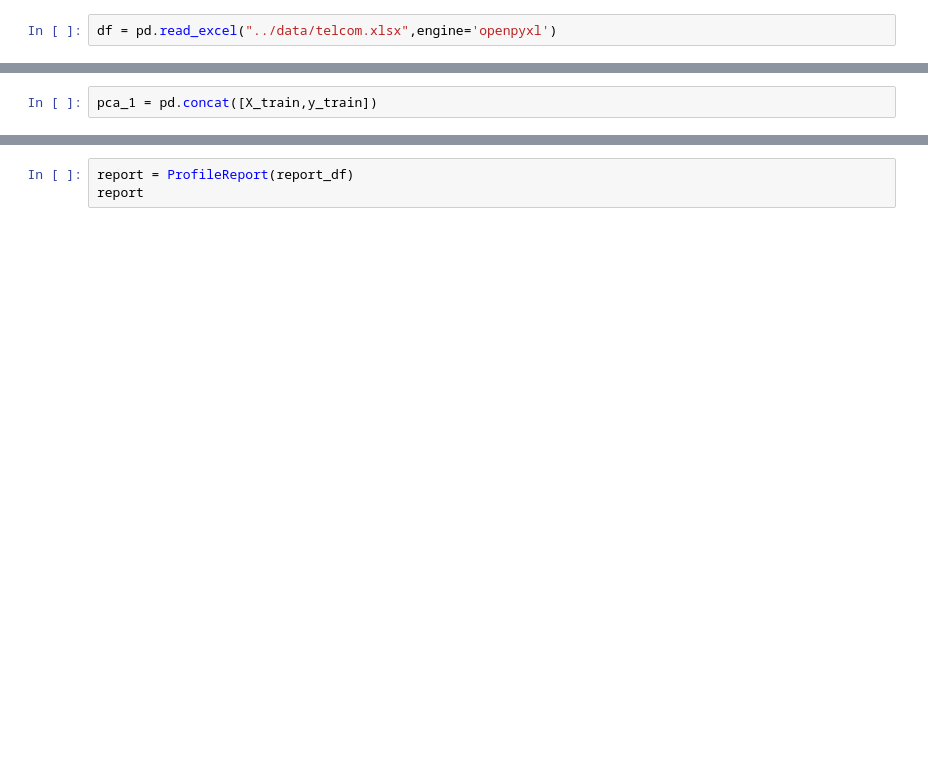
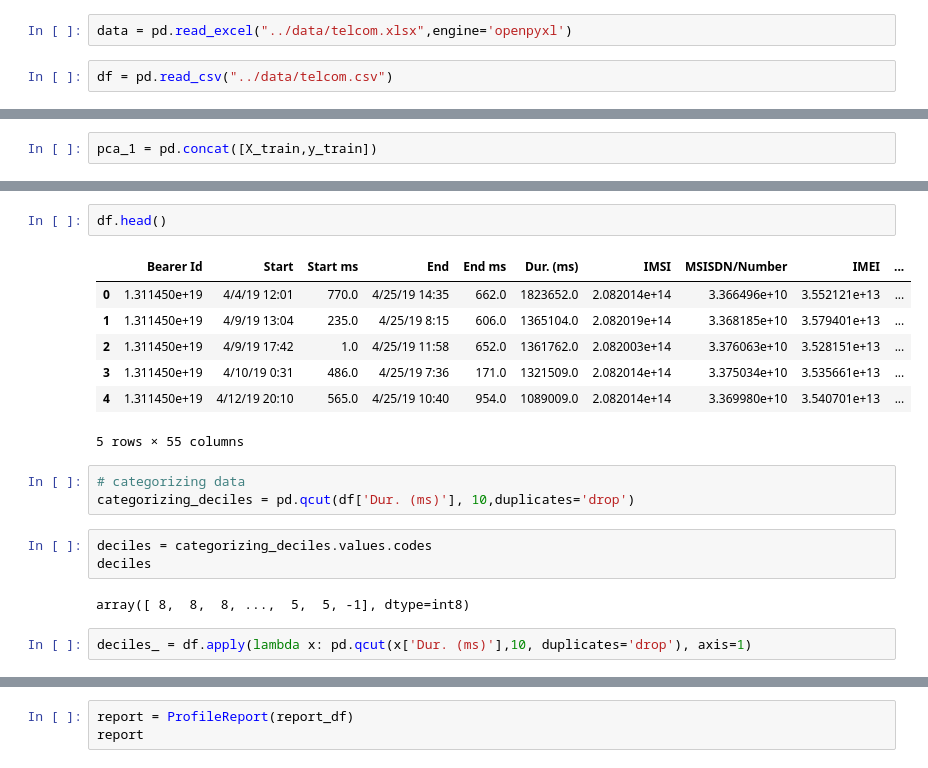
Before and after one commit to tutorialcreation/TelComChallenge, a Jupyter notebook: notebooks/Analysis.ipynb, the cells around one changed output, grey strips where cells are left out. Cells and saved outputs as stored; diff of their text form; blank space fills up the shorter version.

Commit message:
begun adding deciles

```diff
--- a/notebooks/Analysis.ipynb
+++ b/notebooks/Analysis.ipynb
@@ -19,4 +19,6 @@ import numpy as np
 # %% [markdown]
 ### Data Preprocessing
 # %%
-df = pd.read_excel("../data/telcom.xlsx",engine='openpyxl')
+data = pd.read_excel("../data/telcom.xlsx",engine='openpyxl')
+# %%
+df = pd.read_csv("../data/telcom.csv")
@@ -392,0 +508,20 @@ array([[<AxesSubplot:title={'center':'Start ms'}>,
+# %%
+df.head()
+# %% [output]
+|  | Bearer Id | Start | Start ms | End | End ms | Dur. (ms) | IMSI | MSISDN/Number | IMEI | ... |
+| 0 | 1.311450e+19 | 4/4/19 12:01 | 770.0 | 4/25/19 14:35 | 662.0 | 1823652.0 | 2.082014e+14 | 3.366496e+10 | 3.552121e+13 | ... |
+| 1 | 1.311450e+19 | 4/9/19 13:04 | 235.0 | 4/25/19 8:15 | 606.0 | 1365104.0 | 2.082019e+14 | 3.368185e+10 | 3.579401e+13 | ... |
+| 2 | 1.311450e+19 | 4/9/19 17:42 | 1.0 | 4/25/19 11:58 | 652.0 | 1361762.0 | 2.082003e+14 | 3.376063e+10 | 3.528151e+13 | ... |
+| 3 | 1.311450e+19 | 4/10/19 0:31 | 486.0 | 4/25/19 7:36 | 171.0 | 1321509.0 | 2.082014e+14 | 3.375034e+10 | 3.535661e+13 | ... |
+| 4 | 1.311450e+19 | 4/12/19 20:10 | 565.0 | 4/25/19 10:40 | 954.0 | 1089009.0 | 2.082014e+14 | 3.369980e+10 | 3.540701e+13 | ... |
+5 rows × 55 columns
+# %%
+# categorizing data
+categorizing_deciles = pd.qcut(df['Dur. (ms)'], 10,duplicates='drop')
+# %%
+deciles = categorizing_deciles.values.codes
+deciles
+# %% [output]
+array([ 8,  8,  8, ...,  5,  5, -1], dtype=int8)
+# %%
+deciles_ = df.apply(lambda x: pd.qcut(x['Dur. (ms)'],10, duplicates='drop'), axis=1)
```
Also changed, not shown: parts of 70 cells of this notebook.
